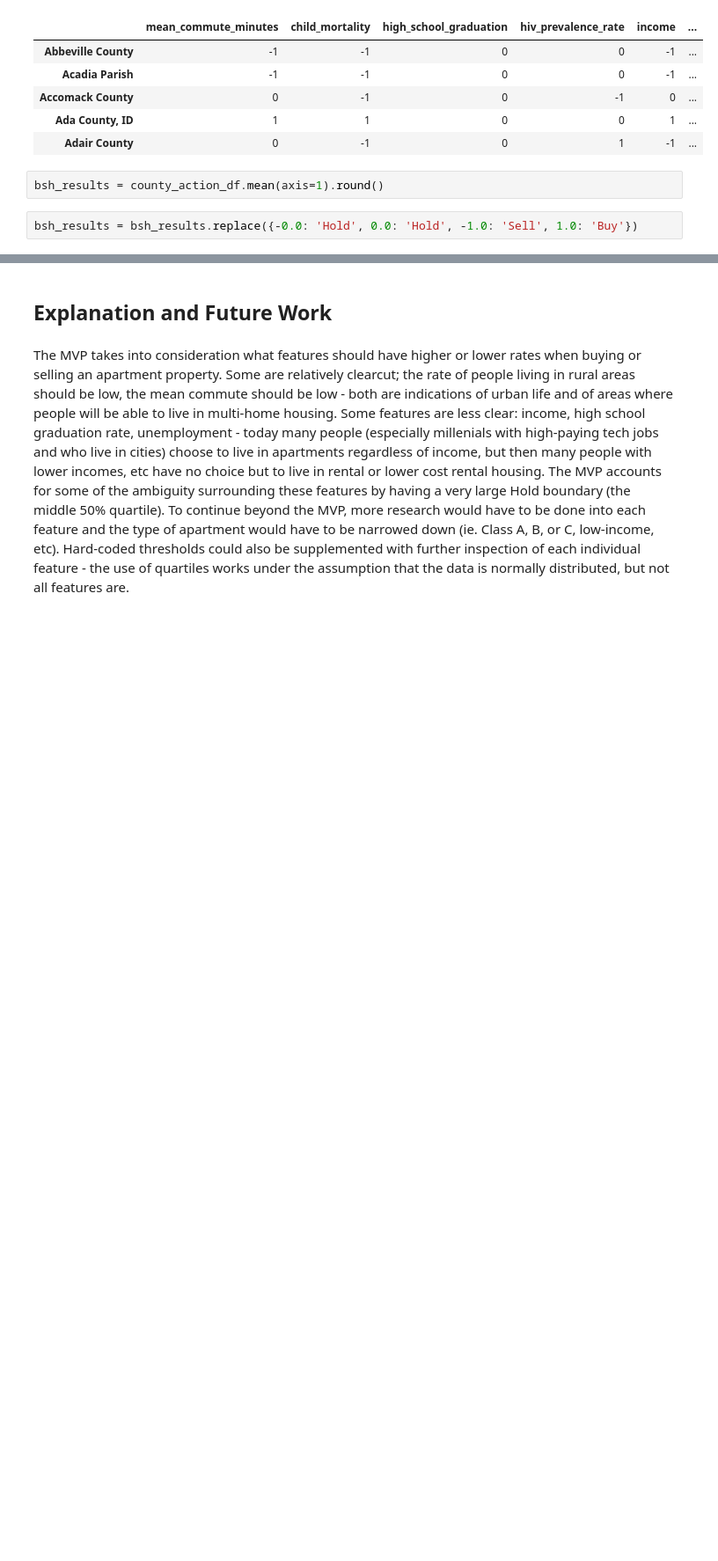
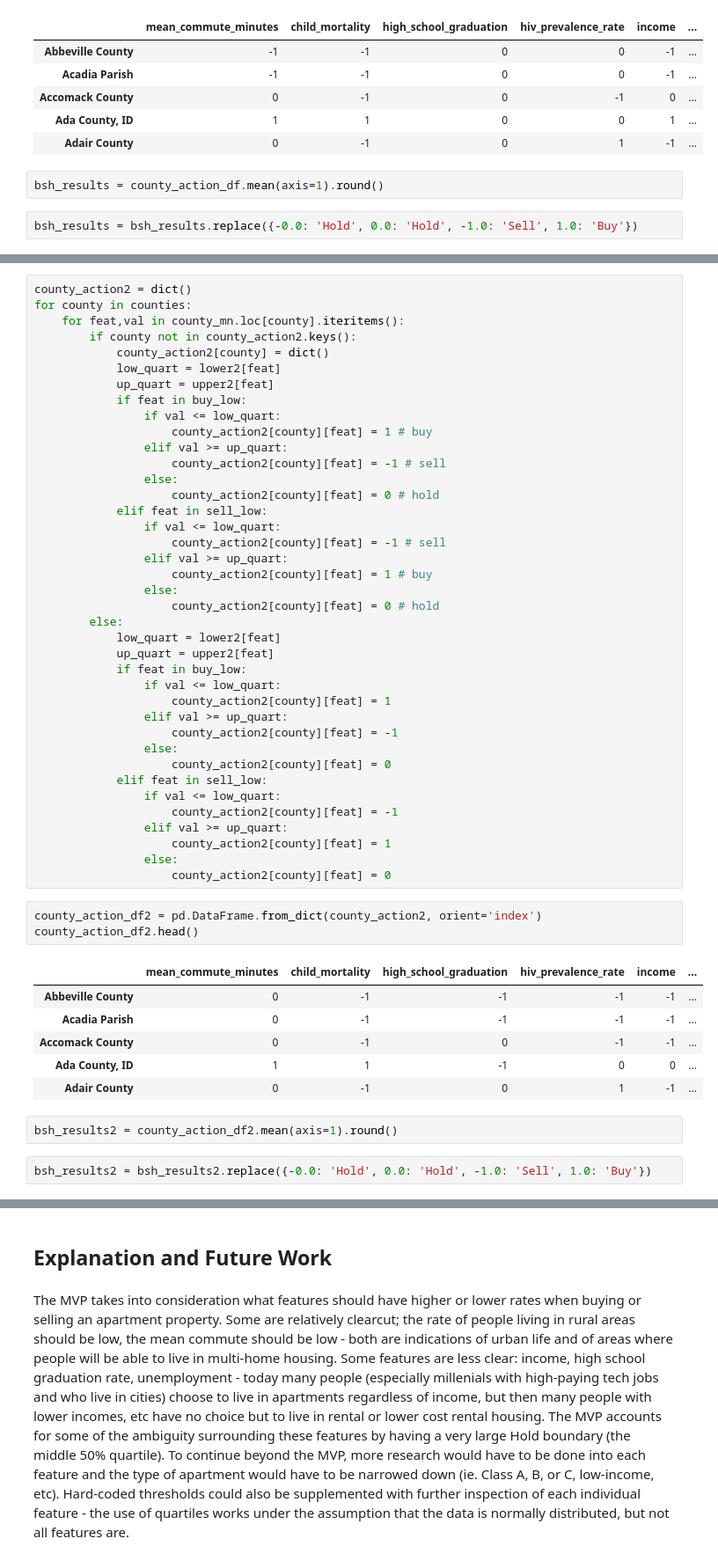
Before and after one commit to badderc/Carlie_Badder-NYC-Data_Scientist, a Jupyter notebook: ds-3/Classification.ipynb, the cells around one changed output, grey strips where cells are left out. Shown at 88% size. Drawn from its saved outputs; the diff is of its cells as text; blank space fills up the shorter version.

```diff
--- a/ds-3/Classification.ipynb
+++ b/ds-3/Classification.ipynb
@@ -537,0 +579,53 @@ Length: 2239, dtype: object
+# %%
+county_action2 = dict()
+for county in counties:
+    for feat,val in county_mn.loc[county].iteritems():
+        if county not in county_action2.keys():
+            county_action2[county] = dict()
+            low_quart = lower2[feat]
+            up_quart = upper2[feat]
+            if feat in buy_low:
+                if val <= low_quart:
+                    county_action2[county][feat] = 1 # buy
+                elif val >= up_quart:
+                    county_action2[county][feat] = -1 # sell
+                else:
+                    county_action2[county][feat] = 0 # hold
+            elif feat in sell_low:
+                if val <= low_quart:
+                    county_action2[county][feat] = -1 # sell
+                elif val >= up_quart:
+                    county_action2[county][feat] = 1 # buy
+                else:
+                    county_action2[county][feat] = 0 # hold
+        else:
+            low_quart = lower2[feat]
+            up_quart = upper2[feat]
+            if feat in buy_low:
+                if val <= low_quart:
+                    county_action2[county][feat] = 1
+                elif val >= up_quart:
+                    county_action2[county][feat] = -1
+                else:
+                    county_action2[county][feat] = 0
+            elif feat in sell_low:
+                if val <= low_quart:
+                    county_action2[county][feat] = -1
+                elif val >= up_quart:
+                    county_action2[county][feat] = 1
+                else:
+                    county_action2[county][feat] = 0
+# %%
+county_action_df2 = pd.DataFrame.from_dict(county_action2, orient='index')
+county_action_df2.head()
+# %% [output]
+|  | mean_commute_minutes | child_mortality | high_school_graduation | hiv_prevalence_rate | income | ... |
+| Abbeville County | 0 | -1 | -1 | -1 | -1 | ... |
+| Acadia Parish | 0 | -1 | -1 | -1 | -1 | ... |
+| Accomack County | 0 | -1 | 0 | -1 | -1 | ... |
+| Ada County, ID | 1 | 1 | -1 | 0 | 0 | ... |
+| Adair County | 0 | -1 | 0 | 1 | -1 | ... |
+# %%
+bsh_results2 = county_action_df2.mean(axis=1).round()
+# %%
+bsh_results2 = bsh_results2.replace({-0.0: 'Hold', 0.0: 'Hold', -1.0: 'Sell', 1.0: 'Buy'})
```
Also changed, not shown: parts of 10 cells of this notebook, 3 other files.
